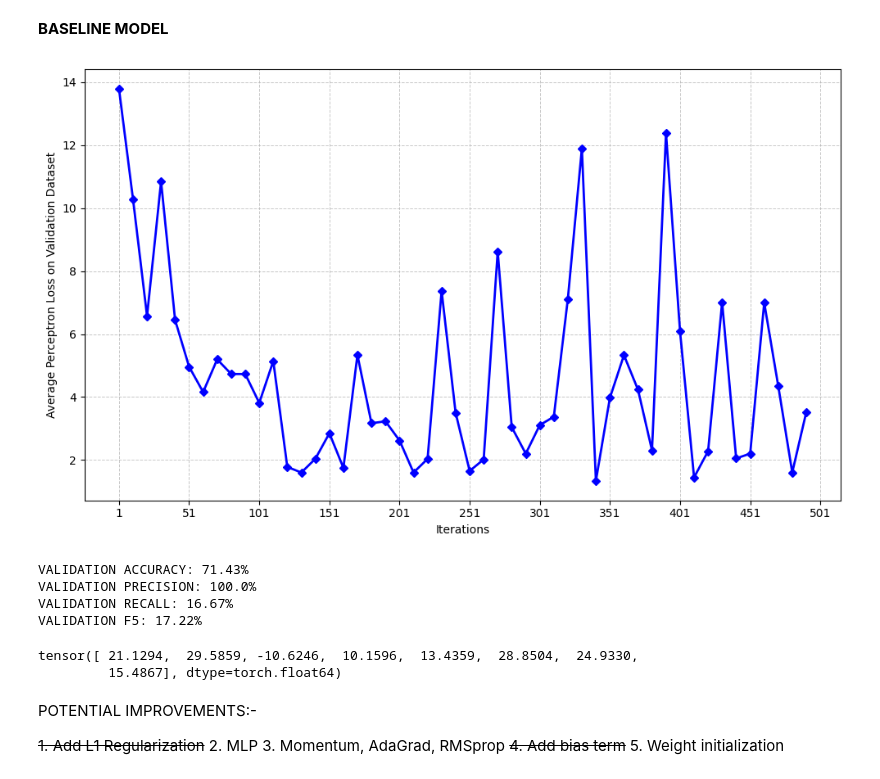
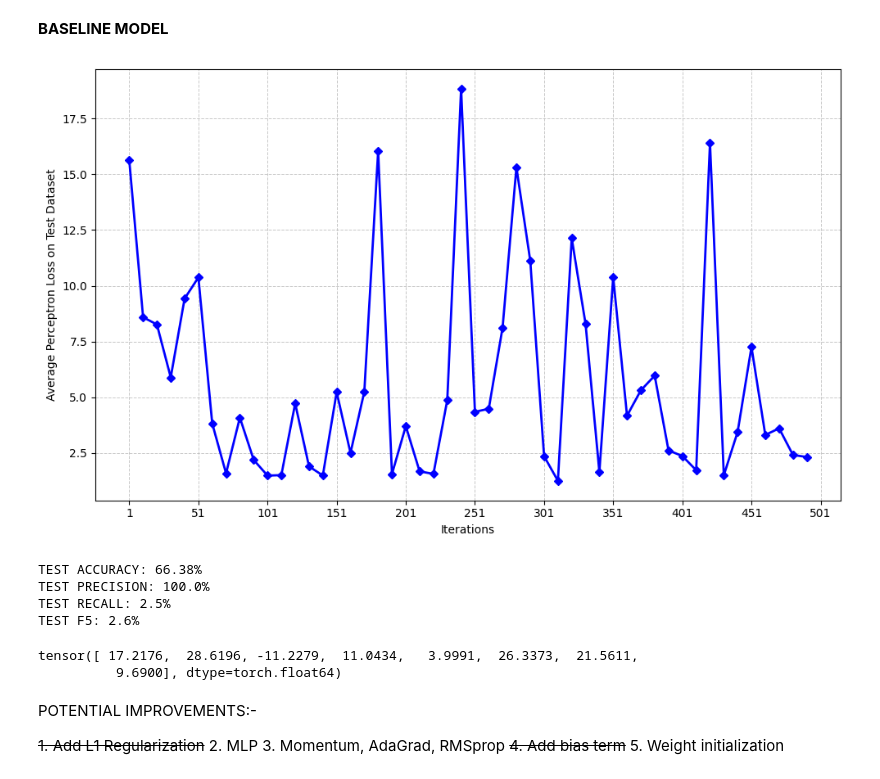
Before and after one commit to dasgauranga2/Deep-Learning-Fundamentals-Assignment-1, a Jupyter notebook: Assignment 1.ipynb, the cells around one changed output. Cells and saved outputs as stored; diff of their text form; code cells hidden in the pictures.

Commit message:
Two splits of the dataset

```diff
--- a/Assignment 1.ipynb
+++ b/Assignment 1.ipynb
@@ -79,14 +80,10 @@ x = scaler.fit_transform(df.drop('Outcome', axis=1))
 y = df['Outcome'].values
 
 # SPLIT THE DATASET INTO TRAINING AND TEST SET
-x_train_full, x_test, y_train_full, y_test = train_test_split(x, y, test_size=0.1, stratify=y, random_state=SEED)
-# SPLIT THE TRAINING SET FURTHER INTO TRAINING AND VALIDATION SET
-x_train, x_val, y_train, y_val = train_test_split(x_train_full, y_train_full, test_size=0.1, stratify=y_train_full, random_state=SEED)
+x_train, x_test, y_train, y_test = train_test_split(x, y, test_size=0.15, stratify=y, random_state=SEED)
 
 # CONVERT DATA TO PYTORCH TENSORS
 x_train = torch.tensor(x_train, dtype=torch.float64)
-x_val = torch.tensor(x_val, dtype=torch.float64)
 x_test = torch.tensor(x_test, dtype=torch.float64)
 y_train = torch.tensor(y_train, dtype=torch.float64)
-y_val = torch.tensor(y_val, dtype=torch.float64)
 y_test = torch.tensor(y_test, dtype=torch.float64)
@@ -154,7 +146,7 @@ def plot_losses(losses, xlabel='', ylabel=''):
     plt.tight_layout()
     plt.show()
 # %%
-val_losses = []
+test_losses = []
 # %%
 for j in range(n_iter):
     # VECTOR USED TO UPDATE THE WEIGHT VECTOR
@@ -175,32 +167,32 @@ for j in range(n_iter):
     w1 = w1 + lr*weight_update
 
     if j%10 == 0:
-        # CALCULATE THE PERCEPTRON LOSS ON THE VALIDATION DATASET
-        val_losses.append(loss_func(x_val,y_val,w1))
+        # CALCULATE THE PERCEPTRON LOSS ON THE TEST DATASET
+        test_losses.append(loss_func(x_test,y_test,w1))
 # %%
-# PLOT THE VALIDATION SET LOSS CURVE
-plot_losses(val_losses, 'Iterations', 'Average Perceptron Loss on Validation Dataset')
+# PLOT THE TEST SET LOSS CURVE
+plot_losses(test_losses, 'Iterations', 'Average Perceptron Loss on Test Dataset')
 # %% [output]
-[figure, old version]
+[figure, new version]
 # %%
-# GET THE MODEL PREDICTIONS ON THE VALIDATION SET
-preds = predict(x_val,w1)
+# GET THE MODEL PREDICTIONS ON THE TEST SET
+preds = predict(x_test,w1)
 
-print(f'VALIDATION ACCURACY: {round(accuracy_score(y_val, preds)*100,2)}%')
-print(f'VALIDATION PRECISION: {round(precision_score(y_val, preds)*100,2)}%')
-print(f'VALIDATION RECALL: {round(recall_score(y_val, preds)*100,2)}%')
-print(f'VALIDATION F5: {round(fbeta_score(y_val, preds, beta=5)*100,2)}%')
+print(f'TEST ACCURACY: {round(accuracy_score(y_test, preds)*100,2)}%')
+print(f'TEST PRECISION: {round(precision_score(y_test, preds)*100,2)}%')
+print(f'TEST RECALL: {round(recall_score(y_test, preds)*100,2)}%')
+print(f'TEST F5: {round(fbeta_score(y_test, preds, beta=5)*100,2)}%')
 # %% [output]
-VALIDATION ACCURACY: 71.43%
-VALIDATION PRECISION: 100.0%
-VALIDATION RECALL: 16.67%
-VALIDATION F5: 17.22%
+TEST ACCURACY: 66.38%
+TEST PRECISION: 100.0%
+TEST RECALL: 2.5%
+TEST F5: 2.6%
 # %%
 # OUTPUT THE WEIGHT VECTOR
 w1
 # %% [output]
-tensor([ 21.1294,  29.5859, -10.6246,  10.1596,  13.4359,  28.8504,  24.9330,
-         15.4867], dtype=torch.float64)
+tensor([ 17.2176,  28.6196, -11.2279,  11.0434,   3.9991,  26.3373,  21.5611,
+          9.6900], dtype=torch.float64)
 # %% [markdown]
 POTENTIAL IMPROVEMENTS:-
 
```
Also changed, not shown: parts of 22 cells of this notebook.
